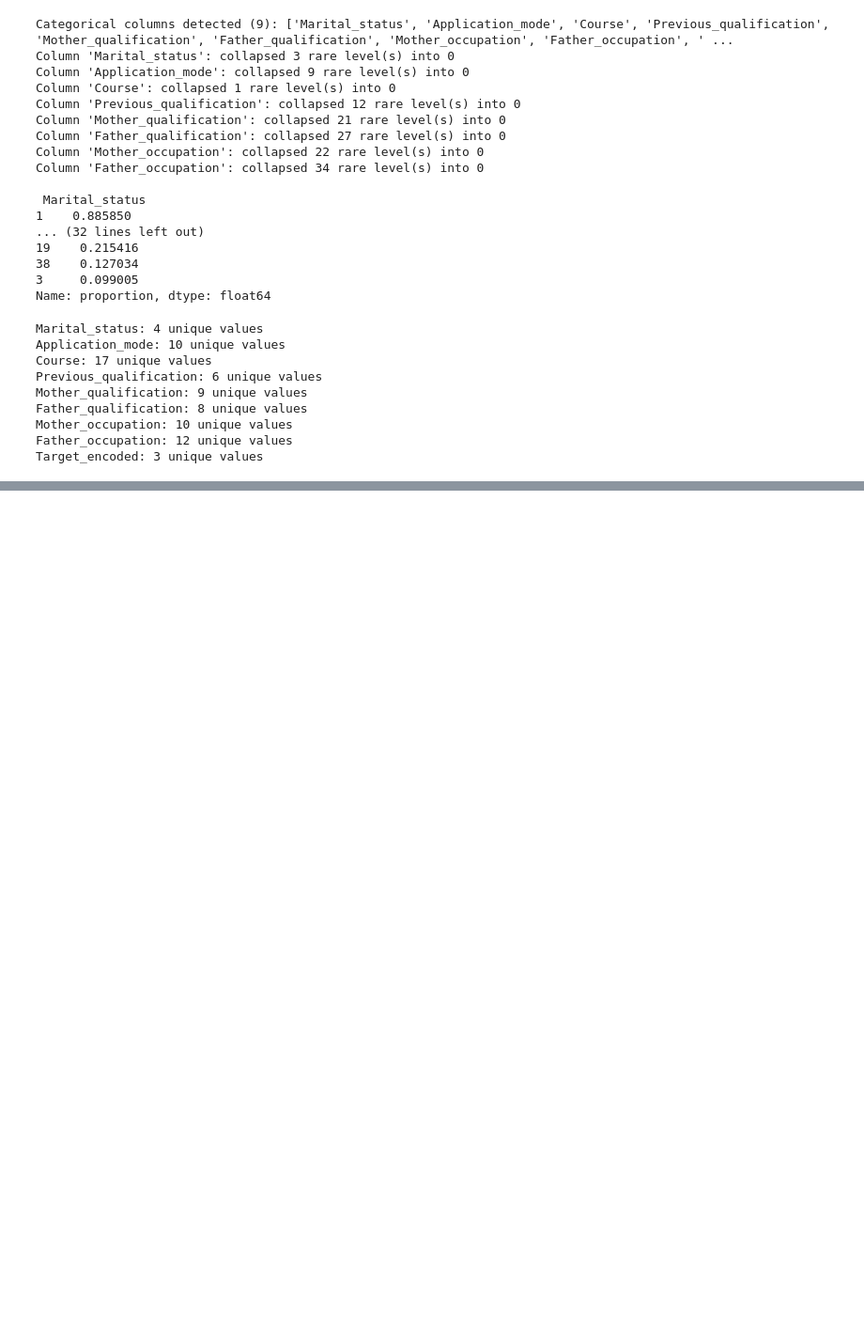
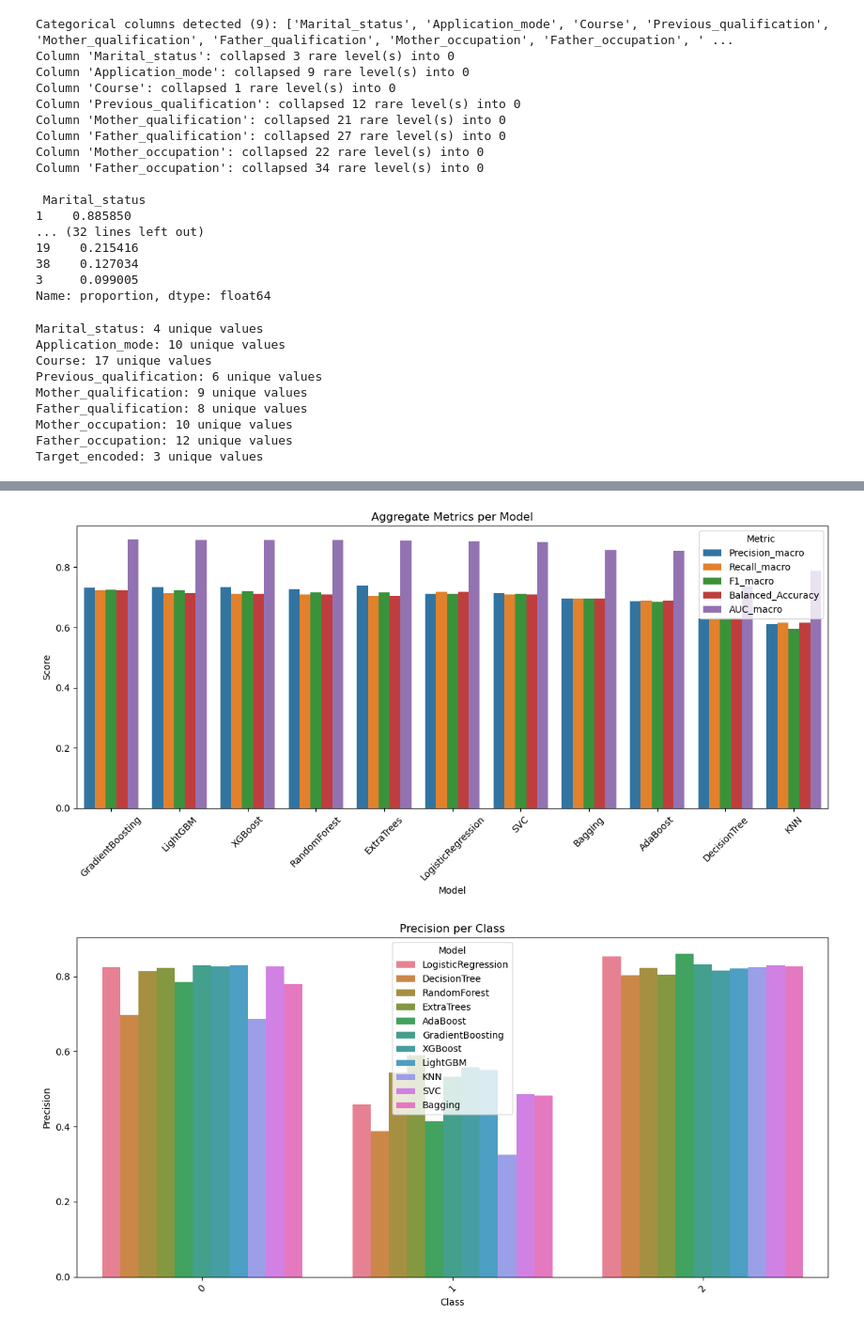
Before and after one commit to martiFabia/DMML_project, a Jupyter notebook: notebook/main.ipynb, the cells around one changed output, grey strips where cells are left out. Shown at 94% size. Drawn from its saved outputs; the diff is of its cells as text; code cells hidden in the pictures; blank space fills up the shorter version.

```diff
--- a/notebook/main.ipynb
+++ b/notebook/main.ipynb
@@ -215,0 +198,13 @@ Target_encoded: 3 unique values
+# %%
+from sklearn.model_selection import train_test_split
+
+X = stud_selected.drop('Target_encoded', axis=1)
+y = stud_selected['Target_encoded']
+
+# Split the data into training and testing sets (80% train, 20% test)
+X_train, X_test, y_train, y_test = train_test_split(X, y, test_size=0.2, random_state=42)
+
+print("X_train shape:", X_train.shape)
+print("X_test shape:", X_test.shape)
+print("y_train shape:", y_train.shape)
+print("y_test shape:", y_test.shape)
@@ -447,4 +217,0 @@ metrics
-# %%
-out = pipeline.named_steps["feature_transformer"].fit_transform(X_train)
-print(type(out))
-# >>> <class 'pandas.core.frame.DataFrame'>
@@ -452,0 +453,33 @@ print(type(out))
+# %%
+
+import matplotlib.pyplot as plt
+import seaborn as sns
+
+# Seleziona le metriche da visualizzare
+metrics = ['Precision_macro', 'Recall_macro', 'F1_macro', 'Balanced_Accuracy','AUC_macro']
+results_melted = results_df.melt(id_vars='Model', value_vars=metrics, var_name='Metric', value_name='Score')
+
+plt.figure(figsize=(12, 6))
+sns.barplot(data=results_melted, x='Model', y='Score', hue='Metric')
+plt.xticks(rotation=45)
+plt.title('Aggregate Metrics per Model')
+plt.ylabel('Score')
+plt.legend(title='Metric')
+plt.tight_layout()
+plt.show()
+
+
+# Seleziona le metriche per classe
+class_metrics = ['Precision', 'Recall', 'F1-score']
+for metric in class_metrics:
+    plt.figure(figsize=(12, 6))
+    sns.barplot(data=detailed_df, x='Class', y=metric, hue='Model')
+    plt.title(f'{metric} per Class')
+    plt.ylabel(metric)
+    plt.xticks(rotation=45)
+    plt.legend(title='Model')
+    plt.tight_layout()
+    plt.show()
+# %% [output]
+[figure, added]
+[figure, added]
```
Also changed, not shown: parts of 24 cells of this notebook, 1 other file.
